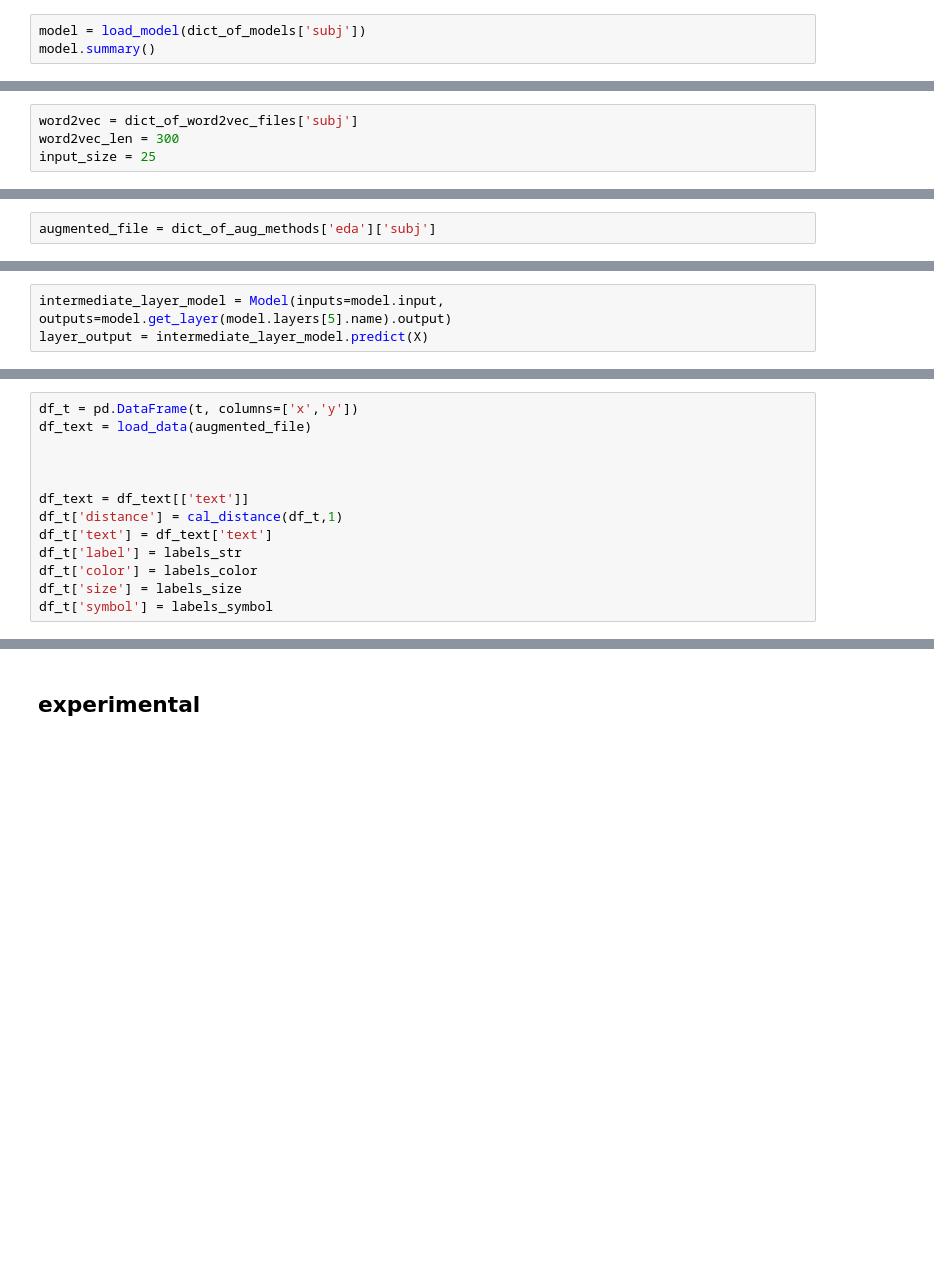
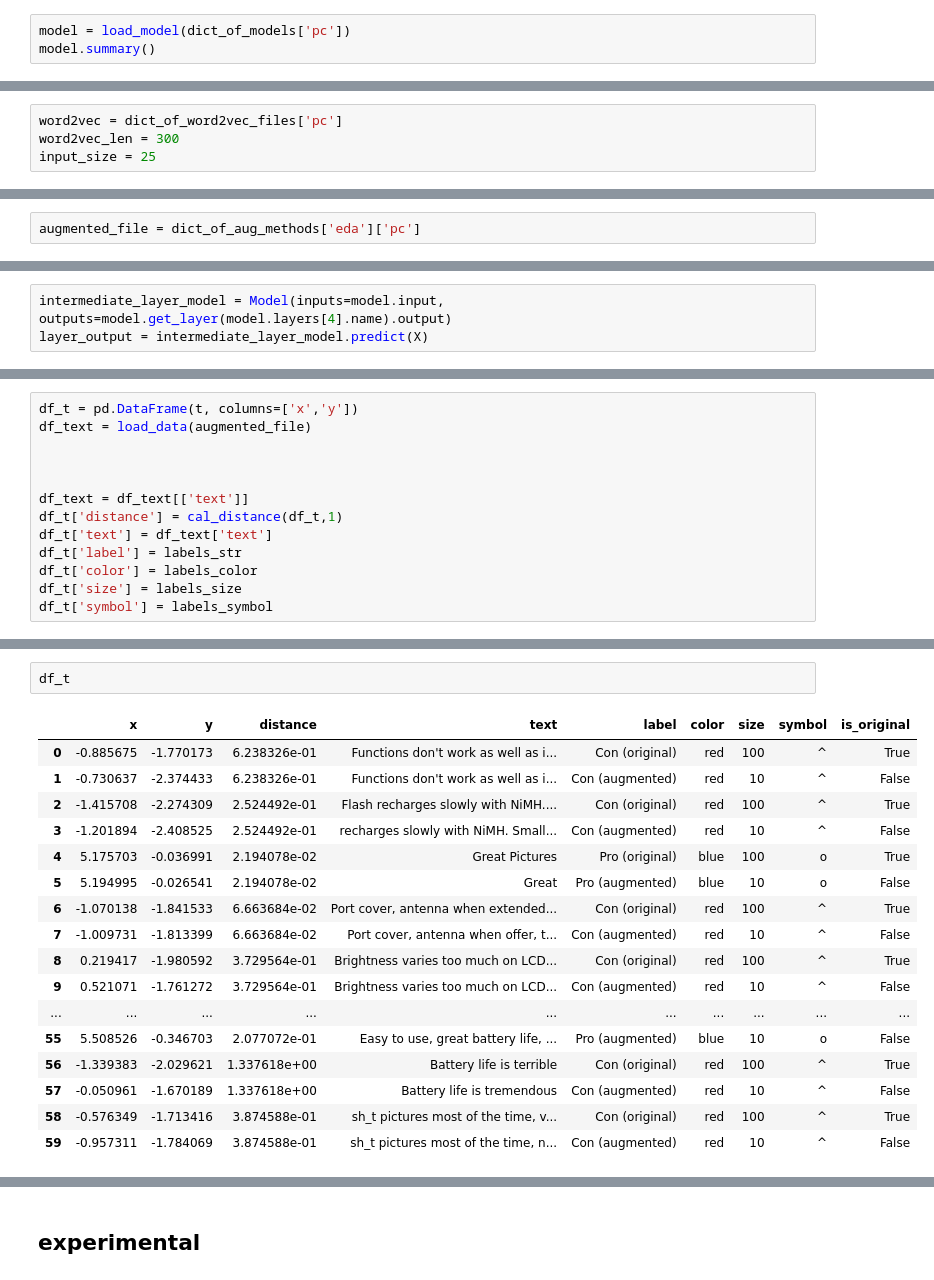
Before and after one commit to phj6688/nlp_da_comparison, a Jupyter notebook: present/present_notebook.ipynb, the cells around one changed output, grey strips where cells are left out. Drawn from its saved outputs; the diff is of its cells as text; blank space fills up the shorter version.

```diff
--- a/present/present_notebook.ipynb
+++ b/present/present_notebook.ipynb
@@ -371,5 +426,5 @@ tsne_plot('subj','backtranslation')
 # %% [markdown]
 ## Plotly TSNE
 # %%
-model = load_model(dict_of_models['subj'])
+model = load_model(dict_of_models['pc'])
 model.summary()
@@ -376,5 +449,5 @@ model.summary()
 # %%
-word2vec = dict_of_word2vec_files['subj']
+word2vec = dict_of_word2vec_files['pc']
 word2vec_len = 300
 input_size = 25
 # %%
@@ -385,6 +458,6 @@ dict_of_backtranslation_augmented_datasets = {'pc':'data/pc/backtranslation_augm
 
 dict_of_aug_methods = {'eda':dict_of_eda_augmented_datasets, 'wordnet':dict_of_wordnet_augmented_datasets, 'aeda':dict_of_aeda_augmented_datasets, 'backtranslation':dict_of_backtranslation_augmented_datasets}
 # %%
-augmented_file = dict_of_aug_methods['eda']['subj']
+augmented_file = dict_of_aug_methods['eda']['pc']
 # %%
 print(augmented_file)
@@ -452,5 +527,5 @@ labels_color = list(map(label_to_color_map,labels))
 labels_size = list(map(label_to_size_map,labels))
 labels_symbol = list(map(label_to_symbol_map,labels))
 # %%
-intermediate_layer_model = Model(inputs=model.input, outputs=model.get_layer(model.layers[5].name).output)
+intermediate_layer_model = Model(inputs=model.input, outputs=model.get_layer(model.layers[4].name).output)
 layer_output = intermediate_layer_model.predict(X)
@@ -484 +564,21 @@ def plotly_tsne(df, df_name, method):
     fig.show()
+# %%
+df_t
+# %% [output]
+|  | x | y | distance | text | label | color | size | symbol | is_original |
+| 0 | -0.885675 | -1.770173 | 6.238326e-01 | Functions don't work as well as i... | Con (original) | red | 100 | ^ | True |
+| 1 | -0.730637 | -2.374433 | 6.238326e-01 | Functions don't work as well as i... | Con (augmented) | red | 10 | ^ | False |
+| 2 | -1.415708 | -2.274309 | 2.524492e-01 | Flash recharges slowly with NiMH.... | Con (original) | red | 100 | ^ | True |
+| 3 | -1.201894 | -2.408525 | 2.524492e-01 | recharges slowly with NiMH. Small... | Con (augmented) | red | 10 | ^ | False |
+| 4 | 5.175703 | -0.036991 | 2.194078e-02 | Great Pictures | Pro (original) | blue | 100 | o | True |
+| 5 | 5.194995 | -0.026541 | 2.194078e-02 | Great | Pro (augmented) | blue | 10 | o | False |
+| 6 | -1.070138 | -1.841533 | 6.663684e-02 | Port cover, antenna when extended... | Con (original) | red | 100 | ^ | True |
+| 7 | -1.009731 | -1.813399 | 6.663684e-02 | Port cover, antenna when offer, t... | Con (augmented) | red | 10 | ^ | False |
+| 8 | 0.219417 | -1.980592 | 3.729564e-01 | Brightness varies too much on LCD... | Con (original) | red | 100 | ^ | True |
+| 9 | 0.521071 | -1.761272 | 3.729564e-01 | Brightness varies too much on LCD... | Con (augmented) | red | 10 | ^ | False |
+| ... | ... | ... | ... | ... | ... | ... | ... | ... | ... |
+| 55 | 5.508526 | -0.346703 | 2.077072e-01 | Easy to use, great battery life, ... | Pro (augmented) | blue | 10 | o | False |
+| 56 | -1.339383 | -2.029621 | 1.337618e+00 | Battery life is terrible | Con (original) | red | 100 | ^ | True |
+| 57 | -0.050961 | -1.670189 | 1.337618e+00 | Battery life is tremendous | Con (augmented) | red | 10 | ^ | False |
+| 58 | -0.576349 | -1.713416 | 3.874588e-01 | sh_t pictures most of the time, v... | Con (original) | red | 100 | ^ | True |
+| 59 | -0.957311 | -1.784069 | 3.874588e-01 | sh_t pictures most of the time, n... | Con (augmented) | red | 10 | ^ | False |
```
Also changed, not shown: parts of 17 cells of this notebook, 7 other files.
